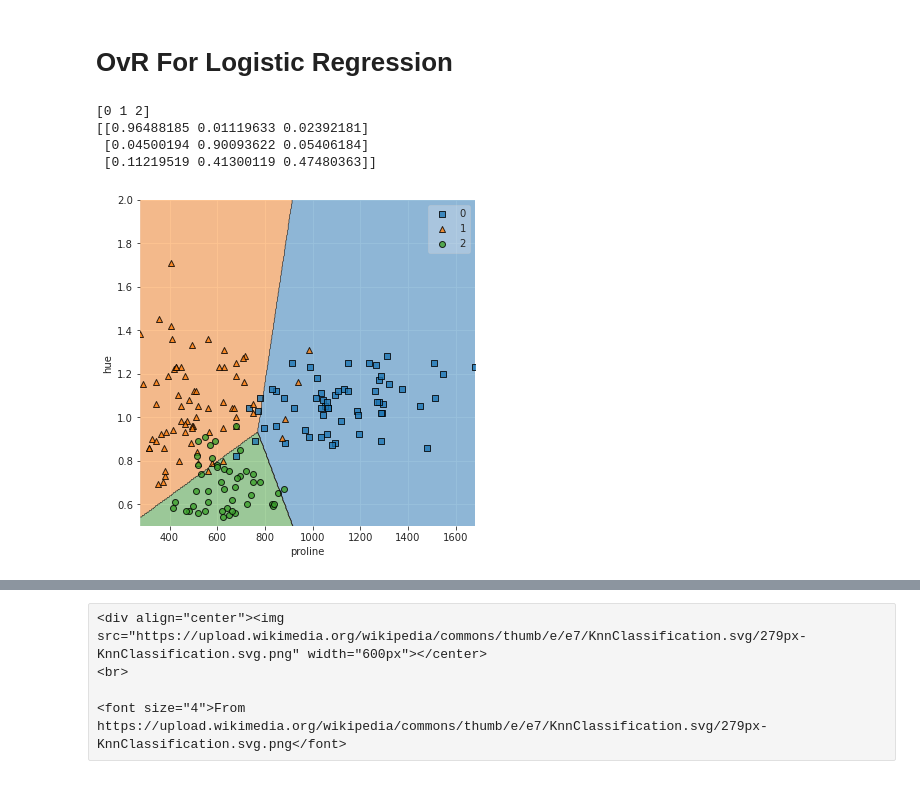
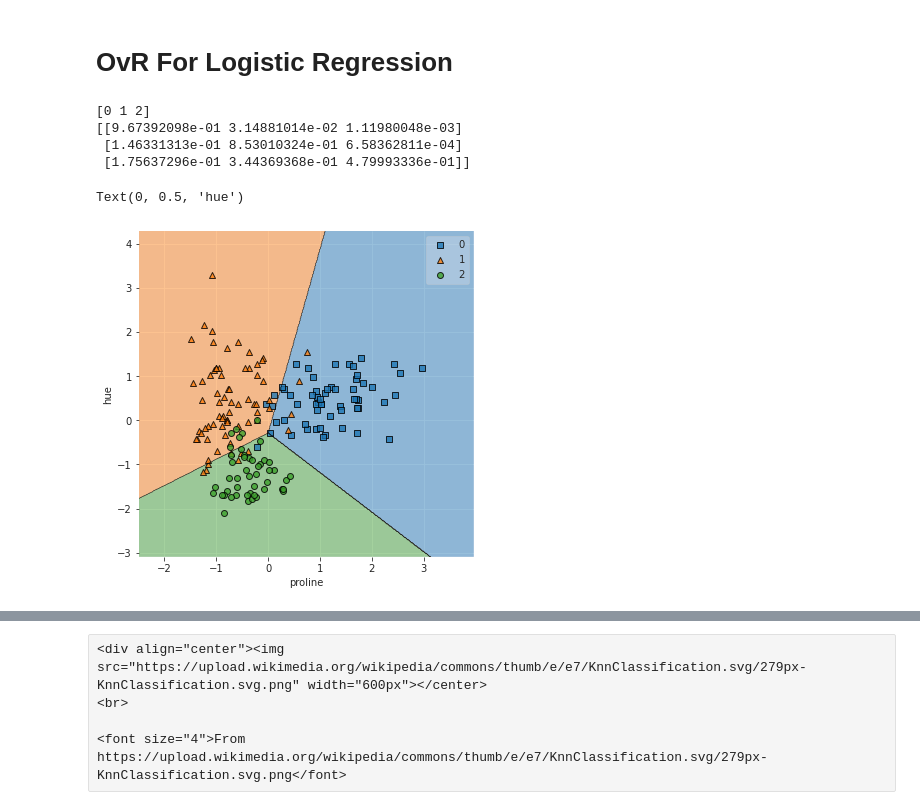
Before and after one commit to xguo7013/eods-f20, a Jupyter notebook: notebooks/eods-week06-intro_to_machine_learning_models_continued.ipynb, the cells around one changed output, grey strips where cells are left out. Saved outputs shown, nothing was run; the diff lists cells and outputs as text; code cells hidden in the pictures.

```diff
--- a/notebooks/eods-week06-intro_to_machine_learning_models_continued.ipynb
+++ b/notebooks/eods-week06-intro_to_machine_learning_models_continued.ipynb
@@ -55,6 +55,11 @@ df_wine = pd.read_csv('../data/wine_dataset.csv',usecols=['alcohol','ash','proli
 X = df_wine[['proline','hue']]
 y = df_wine['class']
 
+zscore = lambda x: (x-x.mean()) / x.std()
+
+X_zscore = X.apply(zscore,axis=0)
+alcohol_zscore = zscore(df_wine.alcohol)
+
 y.value_counts().sort_index()
 # %% [output]
 0    59
@@ -90,21 +95,22 @@ from sklearn.linear_model import LogisticRegression
 logr = LogisticRegression(multi_class='ovr', # default
                           max_iter=1000      # to avoid errors
                          )
-logr.fit(X,y)
+logr.fit(X_zscore,y)
 
-print(logr.predict(df_wine.iloc[[15,82,166]].loc[:,['proline','hue']]))
-print(logr.predict_proba(df_wine.iloc[[15,82,166]].loc[:,['proline','hue']]))
+print(logr.predict(X_zscore.iloc[[15,82,166]]))
+print(logr.predict_proba(X_zscore.iloc[[15,82,166]]))
 # %% [output]
 [0 1 2]
-[[0.96488185 0.01119633 0.02392181]
- [0.04500194 0.90093622 0.05406184]
- [0.11219519 0.41300119 0.47480363]]
+[[9.67392098e-01 3.14881014e-02 1.11980048e-03]
+ [1.46331313e-01 8.53010324e-01 6.58362811e-04]
+ [1.75637296e-01 3.44369368e-01 4.79993336e-01]]
 # %%
 fig,ax = plt.subplots(1,1,figsize=(6,6))
-plot_decision_regions(X.values,y.values,logr)
-ax.set_xlabel(X.columns[0]); ax.set_ylabel(X.columns[1]); ax.set_ylim(.5,2);
+plot_decision_regions(X_zscore.values,y.values,logr)
+ax.set_xlabel(X.columns[0]); ax.set_ylabel(X.columns[1])
 # %% [output]
+Text(0, 0.5, 'hue')
-[figure, old version]
+[figure, new version]
 # %% [markdown]
 # Distance Based: k-Nearest Neighbor (kNN)
 <br>
```
Also changed, not shown: parts of 12 cells of this notebook, 8 other files.
